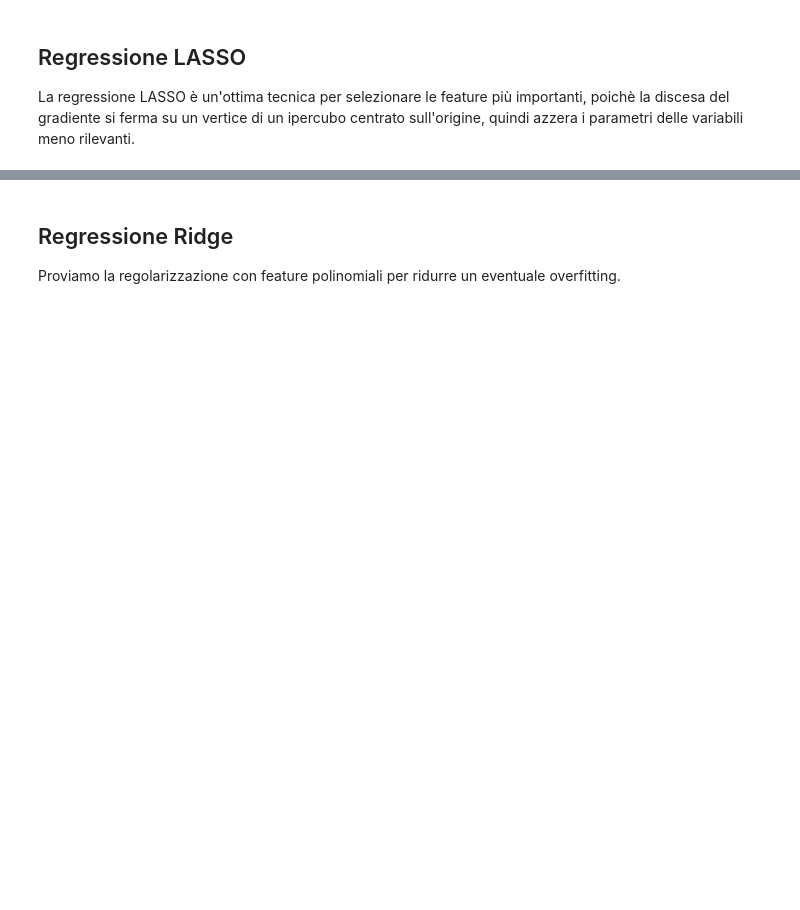
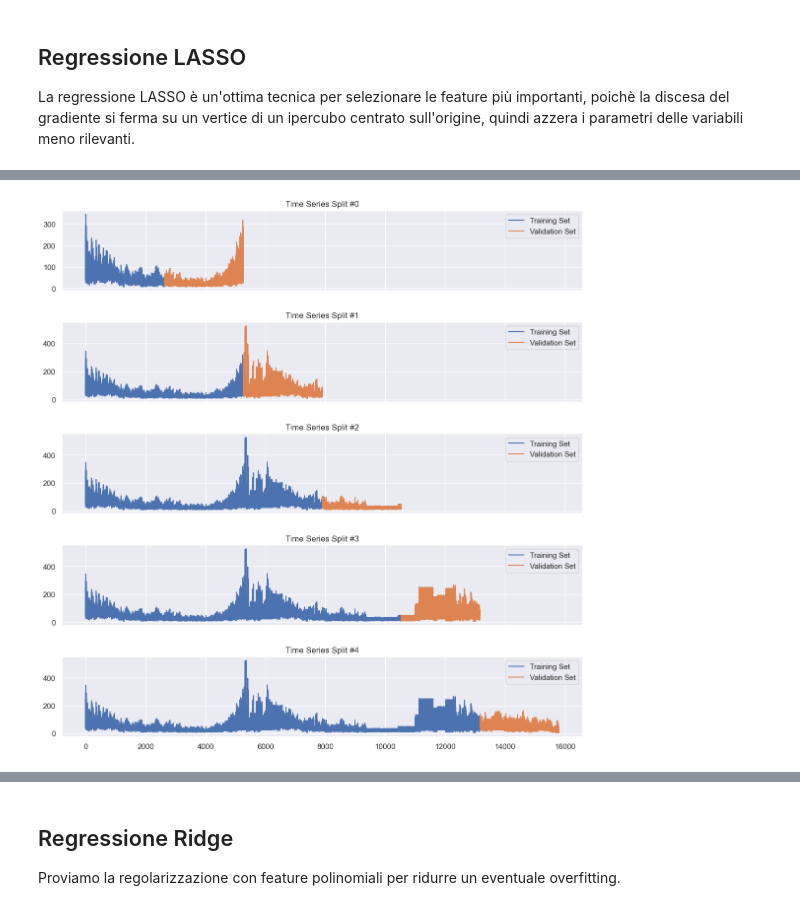
Before and after one commit to vMxster/air-quality-pm2.5, a Jupyter notebook: Notebooks/3_Training_Evaluation_Data_Aug.ipynb, the cells around one changed output, grey strips where cells are left out. Saved outputs shown, nothing was run; the diff lists cells and outputs as text; code cells hidden in the pictures; blank space fills up the shorter version.

```diff
--- a/Notebooks/3_Training_Evaluation_Data_Aug.ipynb
+++ b/Notebooks/3_Training_Evaluation_Data_Aug.ipynb
@@ -361,0 +426,15 @@ model = Pipeline([
+# %%
+tscv = TimeSeriesSplit(n_splits=5)
+# %%
+fig, axes = plt.subplots(tscv.n_splits, 1, figsize=(12, 12), sharex=True)
+fig.tight_layout(pad=3.0)
+
+for index, (train_fold, validation_fold) in enumerate(tscv.split(y_train)):
+    sns.lineplot(data=y_train.iloc[train_fold], label='Training Set', ax=axes[index])
+    sns.lineplot(data=y_train.iloc[validation_fold], label='Validation Set', ax=axes[index])
+    axes[index].set_title(f'Time Series Split #{index}')
+    axes[index].set(xlabel=None, ylabel=None)
+
+plt.show()
+# %% [output]
+[figure, added]
```
Also changed, not shown: parts of 60 cells of this notebook.
